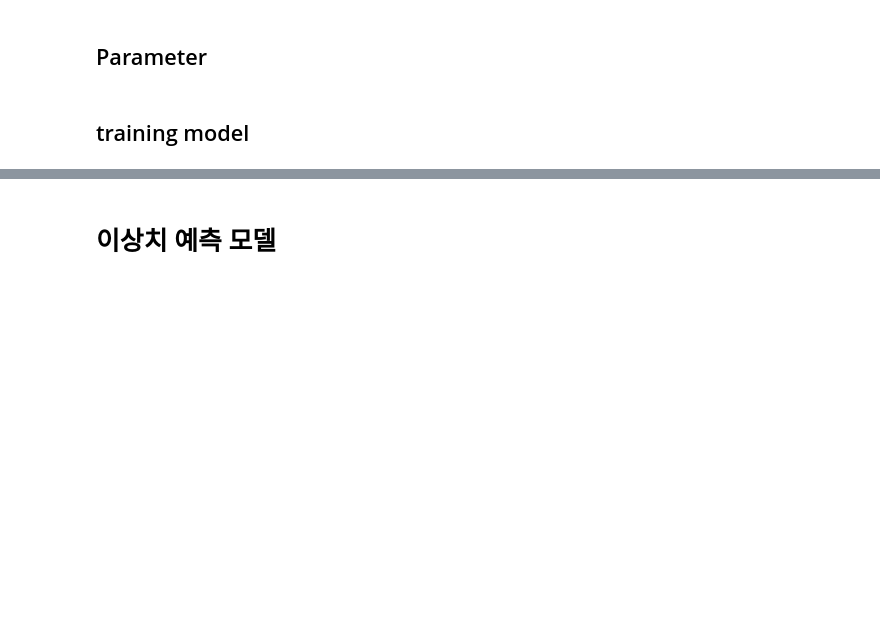
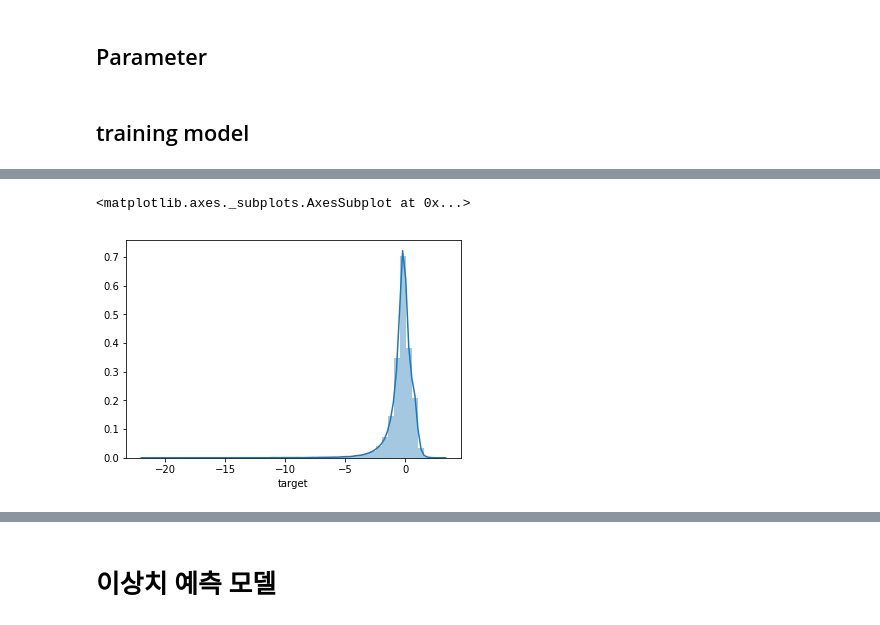
Before and after one commit to SONG-WONHO/Kaggle-Elo, a Jupyter notebook: 6 Combining model with a model without outlier.ipynb, the cells around one changed output, grey strips where cells are left out. Drawn from its saved outputs; the diff is of its cells as text; code cells hidden in the pictures; blank space fills up the shorter version.

```diff
--- a/6 Combining model with a model without outlier.ipynb
+++ b/6 Combining model with a model without outlier.ipynb
@@ -105,0 +138,5 @@ NameError: name 'oof_lgb_3' is not defined
+# %%
+sns.distplot(best_submission.target)
+# %% [output]
+<matplotlib.axes._subplots.AxesSubplot at 0x...>
+[figure, added]
```
Also changed, not shown: parts of 10 cells of this notebook.
